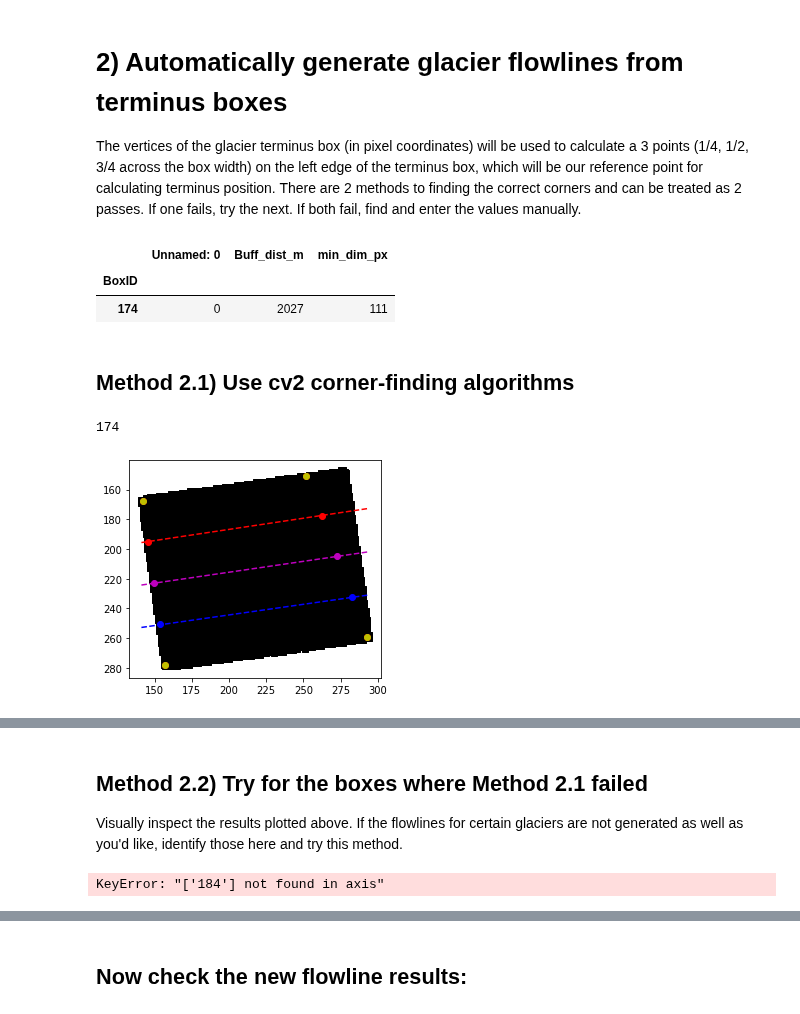
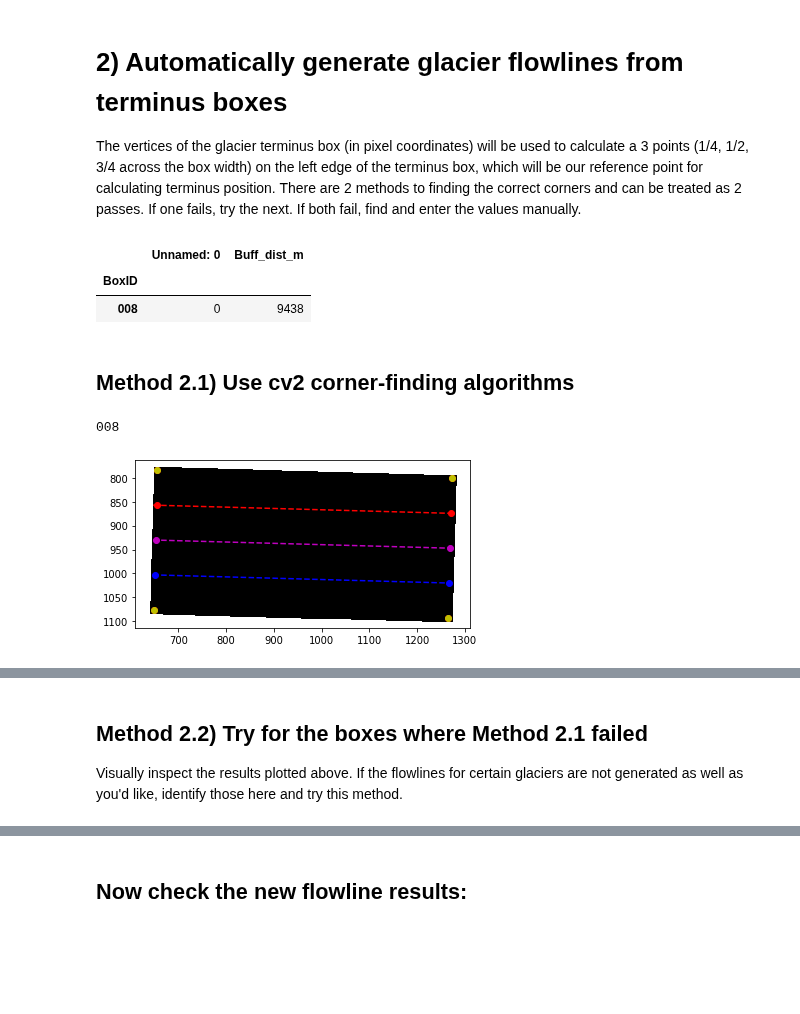
Before and after one commit to jukesliu/automated-glacier-terminus, a Jupyter notebook: analyze_wtmm_results.ipynb, the cells around one changed output, grey strips where cells are left out. Saved outputs shown, nothing was run; the diff lists cells and outputs as text; code cells hidden in the pictures; blank space fills up the shorter version.

```diff
--- a/analyze_wtmm_results.ipynb
+++ b/analyze_wtmm_results.ipynb
@@ -34,10 +32,11 @@ import datetime
 import math
 from multiprocessing import Pool
 
+# import necessary functions from automated-glacier-terminus.py
+from automated_terminus_functions import *
+
 ######################################################################################
 basepath = '/home/jukes/Documents/Sample_glaciers/' # path to directory containing folders with terminus boxes
-# os.chdir('/Users/jukesliu/Documents/AUTO-TERMINUS/automated-glacier-terminus')
+csvpath = '/home/jukes/Documents/Sample_glaciers/' # path where CSV files are saved
+csvext = 'updated_test_Box008.csv' # extension for the CSV files produced
 ######################################################################################
-
-# import necessary functions from automated-glacier-terminus.py
-from automated_terminus_functions import *
@@ -49,9 +52,9 @@ from automated_terminus_functions import *
 # %%
 # Use one of the csv files to grab multiple glacier BoxIDs
 ######################################################################################
-VEL_FILENAME = 'Glacier_vel_manual_all.csv' # name of velocity file generated in preprocess.ipynb Step 7
+VEL_FILENAME = 'Glacier_vel_'+csvext # name of velocity file generated in preprocess.ipynb Step 7
 ######################################################################################
-velocities_df = pd.read_csv(basepath+VEL_FILENAME, sep=',', dtype=str)
+velocities_df = pd.read_csv(csvpath+VEL_FILENAME, sep=',', dtype=str)
 velocities_df = velocities_df.set_index('BoxID')
 BoxIDs = list(velocities_df.index)
 print(BoxIDs)
@@ -65,15 +68,15 @@ The vertices of the glacier terminus box (in pixel coordinates) will be used to
 # one of the vertex-finding algorithms requires the minimum dimension of the box (width or length)
 # which was generated in preprocess.ipynb Step 5
 ######################################################################################
-BOX_FILENAME = 'Buffdist_174.csv' # file generated from preprocess.ipynb Step 5
+BOX_FILENAME = 'Buffdist_'+csvext # file generated from preprocess.ipynb Step 5
 ######################################################################################
-dim_df = pd.read_csv(basepath+BOX_FILENAME, sep=',', dtype=str)
+dim_df = pd.read_csv(csvpath+BOX_FILENAME, sep=',', dtype=str)
 dim_df = dim_df.set_index('BoxID')
 dim_df
 # %% [output]
-|  | Unnamed: 0 | Buff_dist_m | min_dim_px |
-| BoxID |  |  |  |
-| 174 | 0 | 2027 | 111 |
+|  | Unnamed: 0 | Buff_dist_m |
+| BoxID |  |  |
+| 008 | 0 | 9438 |
 # %% [markdown]
 ## Method 2.1) Use cv2 corner-finding algorithms
 # %%
@@ -95,7 +98,7 @@ for BoxID in BoxIDs:
     # load in the terminus box raster
 #     boxpath = basepath+"Box"+BoxID+"/rotated_images/final/crop_Box"+BoxID+"_raster_cut.pgm"
     boxpath = '/media/jukes/easystore/TEMP_STORE_FROM_JUKES1/'
-    boxpath+= "Box"+BoxID+"/rotated_c1/R_Box"+BoxID+"_raster_cut.png" # modify the path
+    boxpath+= "Box"+BoxID+"/rotated_c2/R_Box"+BoxID+"_raster_cut.png" # modify the path
     ######################################################################################
 
     termbox = cv2.imread(boxpath) # read the raster into an ndarray
@@ -197,34 +200,34 @@ for BoxID in BoxIDs:
     # plot the vertices
     plt.scatter(topleft[0], topleft[1], c='y')
     plt.scatter(bottomleft[0], bottomleft[1], c='y')
     plt.scatter(topright[0], topright[1], c='y')
     plt.scatter(bottomright[0], bottomright[1], c='y')
     # plot midpoints
     plt.scatter(midpoint_x, midpoint_y, c='m'); plt.scatter(midpoint_r_x, midpoint_r_y, c='m')
     plt.scatter(mid_l025_x, mid_l025_y, c='r'); plt.scatter(mid_r025_x, mid_r025_y, c='r')
     plt.scatter(mid_l075_x, mid_l075_y, c='b'); plt.scatter(mid_r075_x, mid_r075_y, c='b')
     # plot the flowlines in cyan
     x=np.linspace(np.min(boxes_xcoords[BoxID]), np.max(boxes_xcoords[BoxID]));
     y50=m*x + b; y25=m025*x + b025; y75=m075*x + b075
     plt.plot(x, y50, '--m', x, y25, '--r', x, y75, '--b')
     plt.gca().invert_yaxis(); plt.axis('scaled'); plt.show()
 
     #add the ndarray into a dictionary with the BoxID as the key
     termboxes2.update({BoxID: termbox})
 
 # create a dataframe
 total_df = pd.DataFrame(list(zip(boxes, midpoints_x, midpoints_y, midpoints_r_x, midpoints_r_y, slope_50,
                                  intercept_50, mids_l025_x, mids_l025_y, mids_r025_x, mids_r025_y, slope_25,
                                  intercept_25, mids_l075_x, mids_l075_y, mids_r075_x, mids_r075_y, slope_75,
                                 intercept_75)),
                         columns=['BoxID', 'lmid50_x', 'lmid50_y', 'rmid50_x','rmid50_y', 'm50', 'b50',
                                  'lmid25_x', 'lmid25_y','rmid25_x','rmid25_y', 'm25', 'b25',
                                  'lmid75_x', 'lmid75_y', 'rmid75_x','rmid75_y', 'm75', 'b75'])
 
 total_df = total_df.set_index('BoxID')
 total_df
 # %% [output]
-174
+008
-[figure, old version]
+[figure, new version]
 |  | lmid50_x | lmid50_y | rmid50_x | rmid50_y | m50 | b50 | lmid25_x | lmid25_y | rmid25_x | rmid25_y | ... |
 | BoxID |  |  |  |  |  |  |  |  |  |  | ... |
@@ -236,13 +239,11 @@ Visually inspect the results plotted above. If the flowlines for certain glacier
 # %%
 ######################################################################################
 # identify trouble boxes:
-BoxIDs_trouble = ['184']
+BoxIDs_trouble = ['008']
 ######################################################################################
 
 # remove the bad results from total_df
 total_df = total_df.drop(BoxIDs_trouble)
-# %% [output]
-KeyError: "['184'] not found in axis"
 # %%
 boxes_xcoords = {}; boxes_ycoords = {} # dictionary to store the all coordinates of the box rasters
 topleft_coords = {}; bottomleft_coords = {} # dictionaries for the box vertices
```
Also changed, not shown: parts of 10 cells of this notebook, 3 other files.
